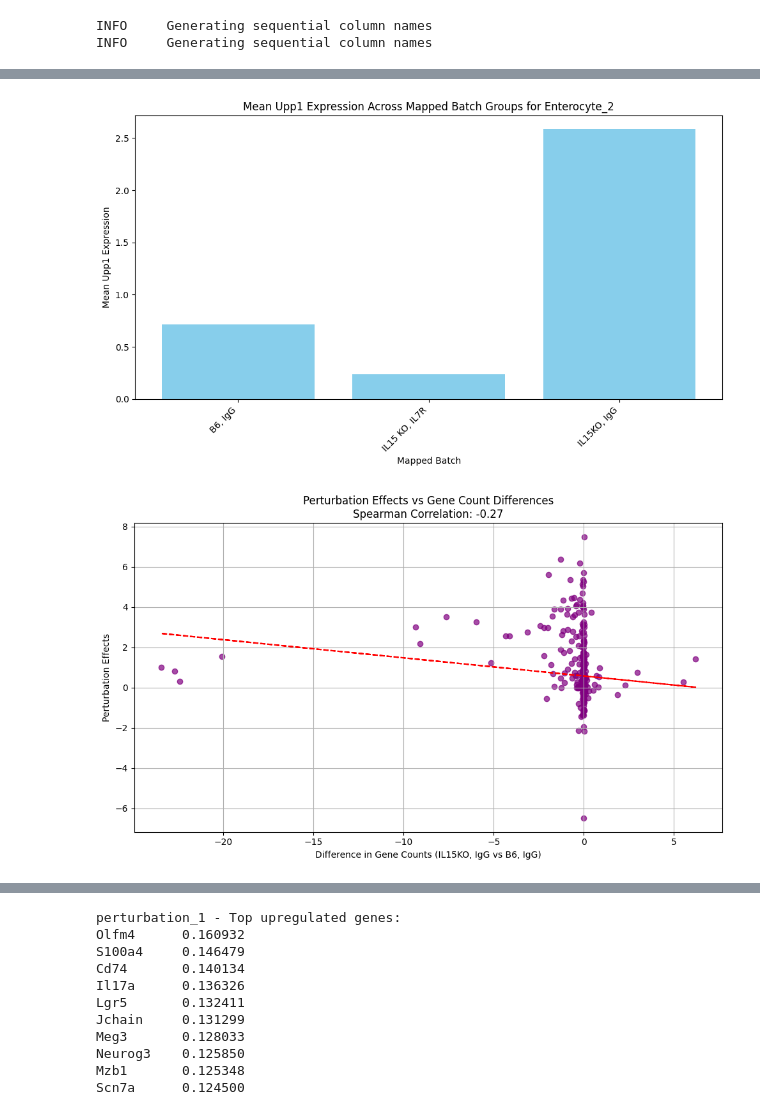
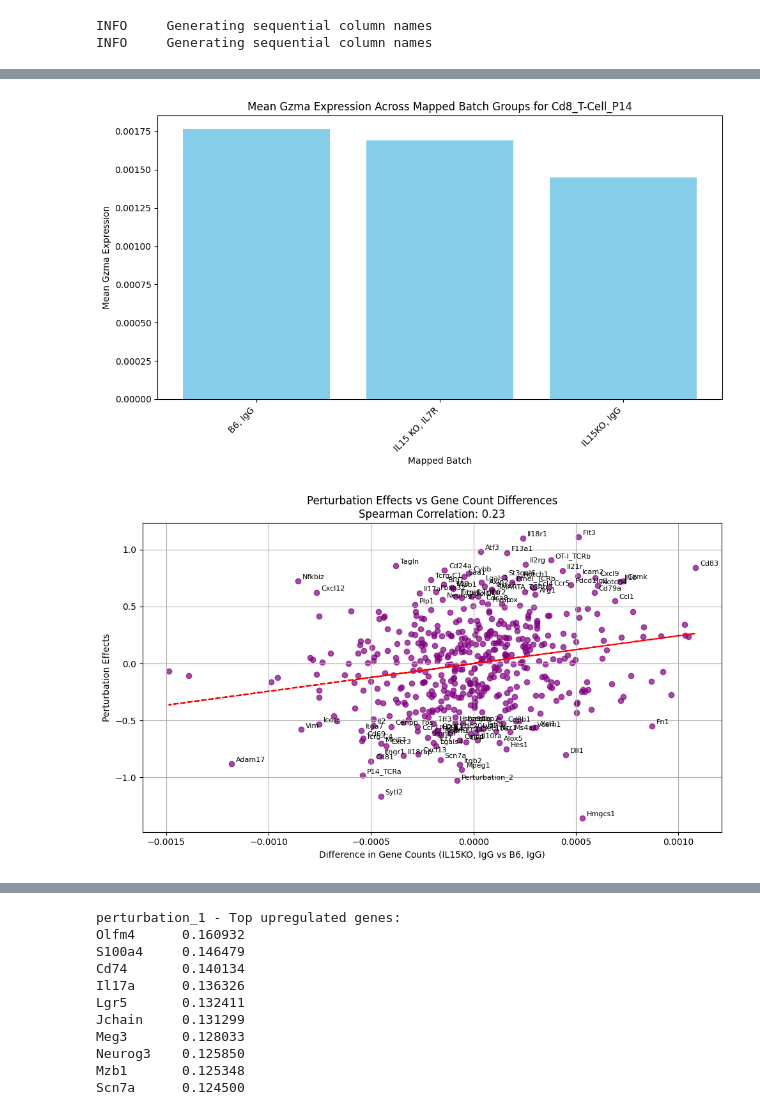
Before and after one commit to amonell/scvi-tools, a Jupyter notebook: resolve_perurb_tests/test1.ipynb, the cells around one changed output, grey strips where cells are left out. Cells and saved outputs as stored; diff of their text form; code cells hidden in the pictures.

```diff
--- a/resolve_perurb_tests/test1.ipynb
+++ b/resolve_perurb_tests/test1.ipynb
@@ -8,7 +8,7 @@ import pandas as pd
 import seaborn as sns
 from scipy.spatial import distance_matrix
 # %%
-path_to_query_adata = '/mnt/sata3/Dhruv_Analysis_1/2025_05_22_IL-15_KO/combined/final_with_resolvi_layer.h5ad'
+path_to_query_adata = "/mnt/sata2/Analysis_Alex_2/perturb4_no_baysor/final_object_corrected.h5ad"
 query_adata = sc.read(path_to_query_adata)
 # %%
 import sys
@@ -63 +124,3 @@ Detected KeyboardInterrupt, attempting graceful shutdown ...
+# %%
+celltype = 'CD8 T Cells'
 # %%
@@ -77,0 +200,6 @@ effects_cells[['Aldh1a1', 'Muc2', 'Sell', 'Il18rap', 'Xist', 'Il15']]
+# %%
+corrected_expression = supervised_resolvi.get_normalized_expression(
+    adata=query_adata
+)
+# %%
+query_adata.layers['resolvi_expression'] = corrected_expression
@@ -84,36 +229,36 @@ effects_cells[['Upp1', 'Cxcl9', 'Ifng', 'Il7r', 'Il21r', 'Ccr6']]
 # %%
 import pandas as pd
 import matplotlib.pyplot as plt
 
 def plot_gene_expression_in_resolvi(gene_name, resolvi_predicted='Enterocyte_1'):
     # Filter the data for the specific 'resolvi_predicted' category
     filtered_indices = query_adata.obs['resolvi_predicted'] == resolvi_predicted
-    gene_expression = query_adata.X[filtered_indices, query_adata.var.index == gene_name].flatten()
+    gene_expression = query_adata.layers['resolvi_expression'][filtered_indices, query_adata.var.index == gene_name].flatten()
     mapped_batch_values = query_adata.obs.loc[filtered_indices, 'mapped_batch'].values
 
     # Create a DataFrame for easier manipulation
     df = pd.DataFrame({
         f'{gene_name}_expression': gene_expression,
         'mapped_batch': mapped_batch_values
     })
 
     # Group by mapped_batch and calculate mean expression
     grouped_df = df.groupby('mapped_batch').mean().reset_index()
 
     # Plotting
     plt.figure(figsize=(10, 6))
     plt.bar(grouped_df['mapped_batch'], grouped_df[f'{gene_name}_expression'], color='skyblue')
     plt.xlabel('Mapped Batch')
     plt.ylabel(f'Mean {gene_name} Expression')
     plt.title(f'Mean {gene_name} Expression Across Mapped Batch Groups for {resolvi_predicted}')
     plt.xticks(rotation=45, ha='right')
     plt.tight_layout()
     plt.show()
 
 # Example usage
-plot_gene_expression_in_resolvi('Upp1', resolvi_predicted='Enterocyte_2')
+plot_gene_expression_in_resolvi('Gzma', resolvi_predicted=celltype)
 # %% [output]
-[figure, old version]
+[figure, new version]
 # %%
 
 from scipy.stats import spearmanr
@@ -121,8 +266,8 @@ import numpy as np
 
 perturbation_effects = effects_cells.loc['perturbation_2'].values
 # Calculate the difference in gene counts between the two batches
-batch1_counts = query_adata[(query_adata.obs['mapped_batch'] == 'IL15KO, IgG') & (query_adata.obs['resolvi_predicted'] == 'Enterocyte_2')].X.mean(axis=0)
-batch2_counts = query_adata[(query_adata.obs['mapped_batch'] == 'B6, IgG') & (query_adata.obs['resolvi_predicted'] == 'Enterocyte_2')].X.mean(axis=0)
+batch1_counts = query_adata[(query_adata.obs['mapped_batch'] == 'IL15KO, IgG') & (query_adata.obs['resolvi_predicted'] == celltype)].layers['resolvi_expression'].mean(axis=0)
+batch2_counts = query_adata[(query_adata.obs['mapped_batch'] == 'B6, IgG') & (query_adata.obs['resolvi_predicted'] == celltype)].layers['resolvi_expression'].mean(axis=0)
 gene_count_diff = batch1_counts - batch2_counts
 
 # Filter perturbation effects where values are less than 0.05
@@ -130,12 +275,27 @@ valid_indices = np.abs(perturbation_effects) >= 0
 gene_count_diff_filtered = gene_count_diff[valid_indices]
 perturbation_effects_filtered = perturbation_effects[valid_indices]
 
+# Get gene names for annotation
+gene_names = query_adata.var.index.values if hasattr(query_adata.var, "index") else np.arange(len(perturbation_effects))
+gene_names_filtered = gene_names[valid_indices]
+
 # Calculate Spearman correlation
 spearman_corr, _ = spearmanr(gene_count_diff_filtered, perturbation_effects_filtered)
 
 # Plot the perturbation effects against the gene count differences
 plt.figure(figsize=(10, 6))
 plt.scatter(gene_count_diff_filtered, perturbation_effects_filtered, color='purple', alpha=0.7)
+
+# Annotate each point with the gene name (optionally, only annotate top N by abs effect for clarity)
+N_annotate = 100  # annotate top 10 by absolute perturbation effect
+if len(gene_names_filtered) > N_annotate:
+    top_indices = np.argsort(np.abs(perturbation_effects_filtered))[-N_annotate:]
+else:
+    top_indices = np.arange(len(gene_names_filtered))
+for i in top_indices:
+    plt.annotate(gene_names_filtered[i],
+                 (gene_count_diff_filtered[i], perturbation_effects_filtered[i]),
+                 textcoords="offset points", xytext=(5,2), ha='left', fontsize=8, color='black')
 
 # Add line of best fit
 m, b = np.polyfit(gene_count_diff_filtered, perturbation_effects_filtered, 1)
@@ -148,4 +308,4 @@ plt.grid(True)
 plt.tight_layout()
 plt.show()
 # %% [output]
-[figure, old version]
+[figure, new version]
```
Also changed, not shown: parts of 16 cells of this notebook, 3 other files.
